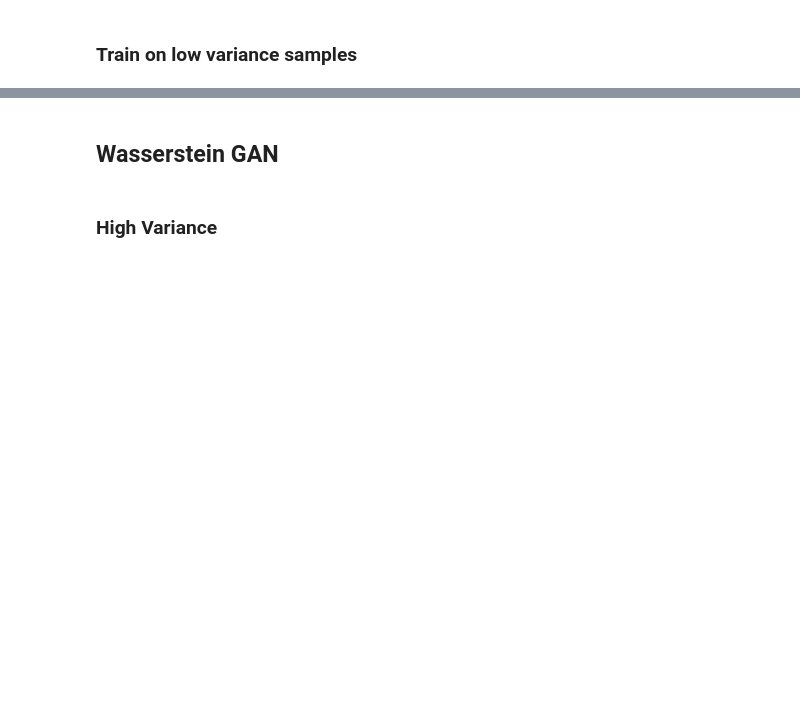
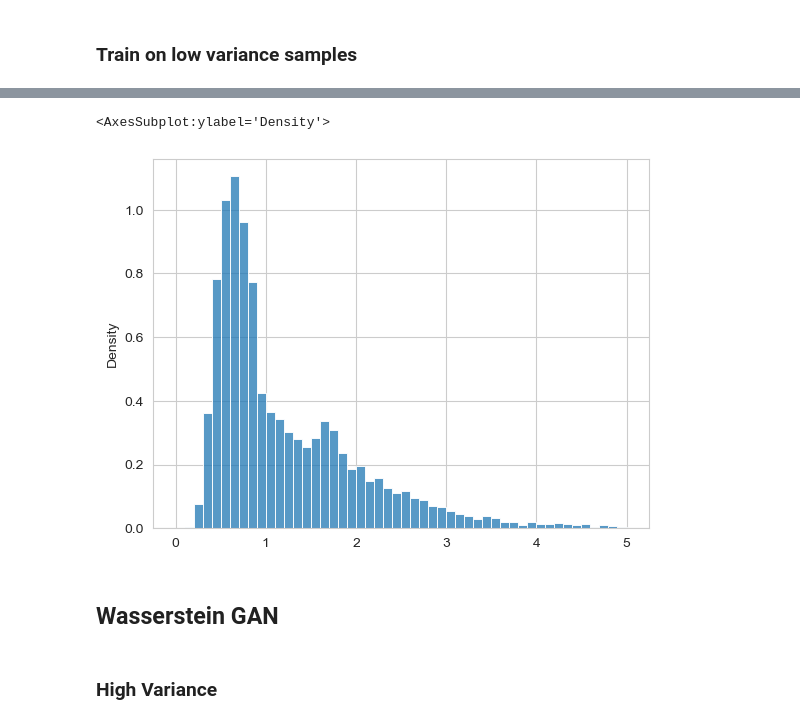
Before and after one commit to AlexF1994/bhsgan, a Jupyter notebook: simulation_normal_distribution.ipynb, the cells around one changed output, grey strips where cells are left out. Saved outputs shown, nothing was run; the diff lists cells and outputs as text; code cells hidden in the pictures; blank space fills up the shorter version.

```diff
--- a/simulation_normal_distribution.ipynb
+++ b/simulation_normal_distribution.ipynb
@@ -116,7 +197,10 @@ generated_sample_low = torch.reshape(generated_data_low, (1, 20000)).detach().nu
 # %%
 # plot resulting density
 sns.set_style('whitegrid')
-sns.histplot(generated_sample_low, bins=50)
+sns.histplot(generated_data_low.ravel(), bins=50, binrange=[0,5], stat="density")
+# %% [output]
+<AxesSubplot:ylabel='Density'>
+[figure, added]
 # %% [markdown]
 ## Wasserstein GAN
 # %% [markdown]
```
Also changed, not shown: parts of 32 cells of this notebook, 5 other files.
